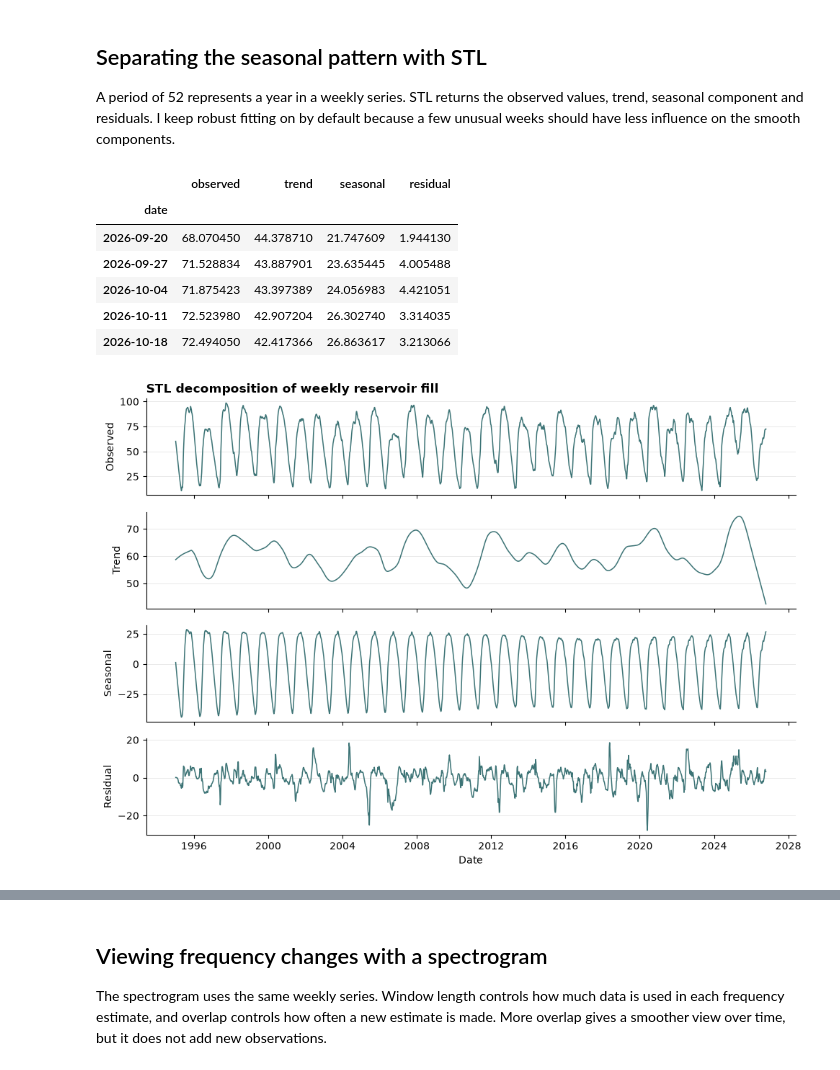
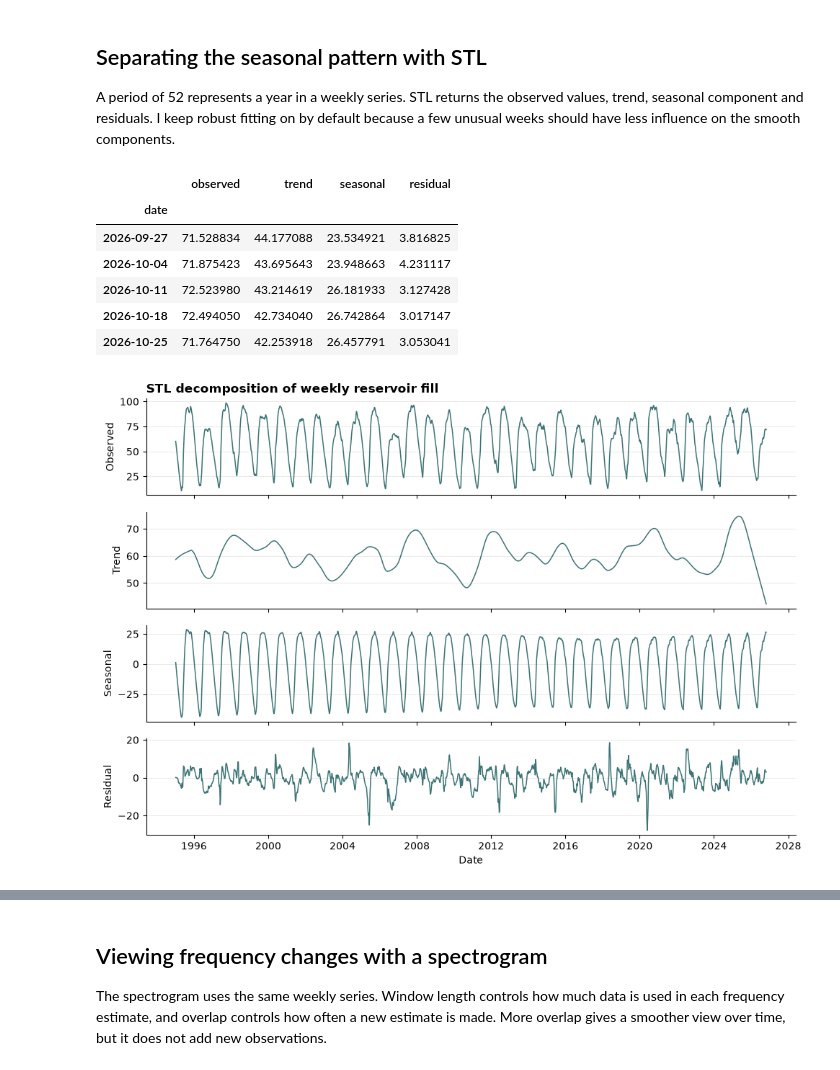
Before and after one commit to Sivan00/IND320-Sivan00-Project1, a Jupyter notebook: notebooks/IND320_assignment3.ipynb, the cells around one changed output, grey strips where cells are left out. Saved outputs shown, nothing was run; the diff lists cells and outputs as text; code cells hidden in the pictures.

```diff
--- a/notebooks/IND320_assignment3.ipynb
+++ b/notebooks/IND320_assignment3.ipynb
@@ -239,18 +236,20 @@ A period of 52 represents a year in a weekly series. STL returns the observed va
 # %%
 stl_figure, stl_components = stl_decomposition(
     fill_no3,
     period=52,
     seasonal_smoother=13,
     trend_smoother=None,
     robust=True,
 )
-stl_components.tail()
+display(stl_components.tail())
+# Display the figure explicitly so the PDF includes the analysis.
+plt.show()
 # %% [output]
 |  | observed | trend | seasonal | residual |
 | date |  |  |  |  |
-| 2026-09-20 | 68.070450 | 44.378710 | 21.747609 | 1.944130 |
-| 2026-09-27 | 71.528834 | 43.887901 | 23.635445 | 4.005488 |
-| 2026-10-04 | 71.875423 | 43.397389 | 24.056983 | 4.421051 |
-| 2026-10-11 | 72.523980 | 42.907204 | 26.302740 | 3.314035 |
-| 2026-10-18 | 72.494050 | 42.417366 | 26.863617 | 3.213066 |
+| 2026-09-27 | 71.528834 | 44.177088 | 23.534921 | 3.816825 |
+| 2026-10-04 | 71.875423 | 43.695643 | 23.948663 | 4.231117 |
+| 2026-10-11 | 72.523980 | 43.214619 | 26.181933 | 3.127428 |
+| 2026-10-18 | 72.494050 | 42.734040 | 26.742864 | 3.017147 |
+| 2026-10-25 | 71.764750 | 42.253918 | 26.457791 | 3.053041 |
 [figure]
```
Also changed, not shown: parts of 17 cells of this notebook, 20 other files.
